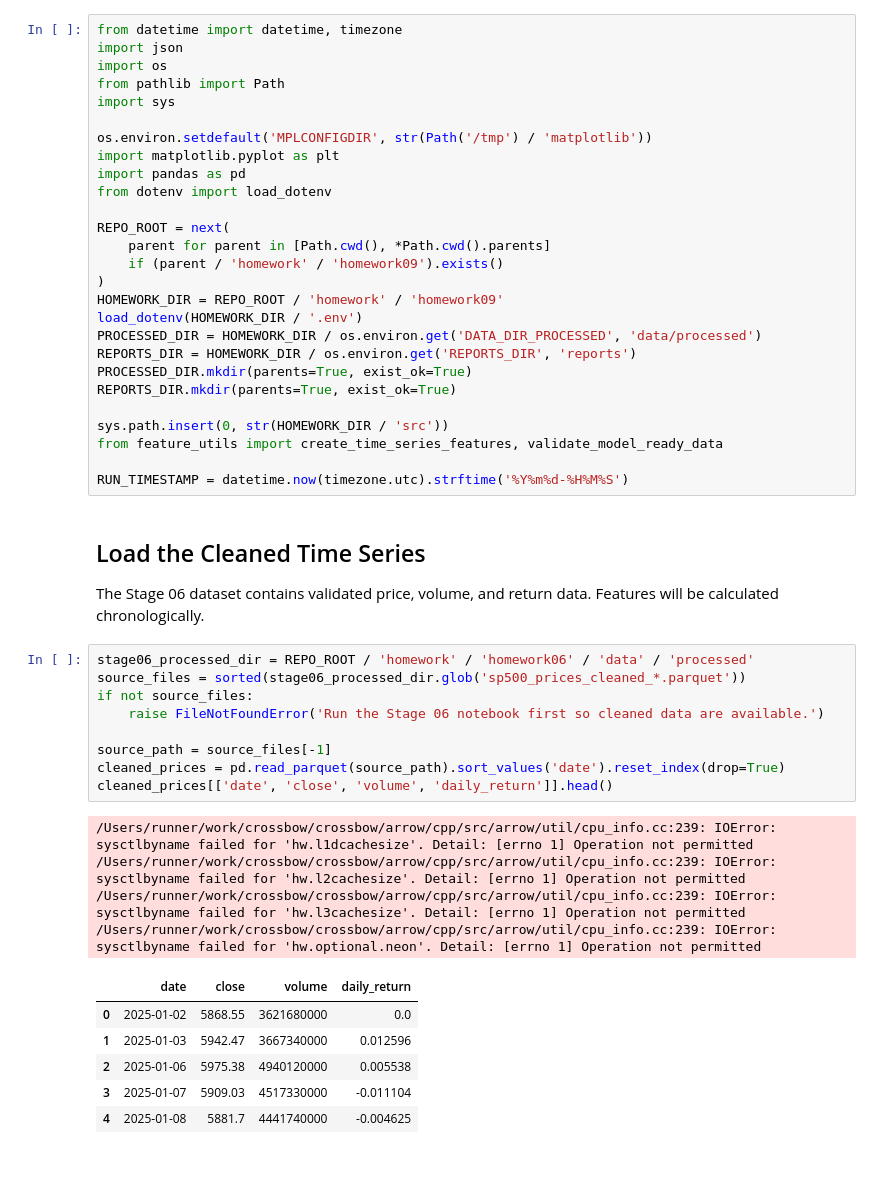
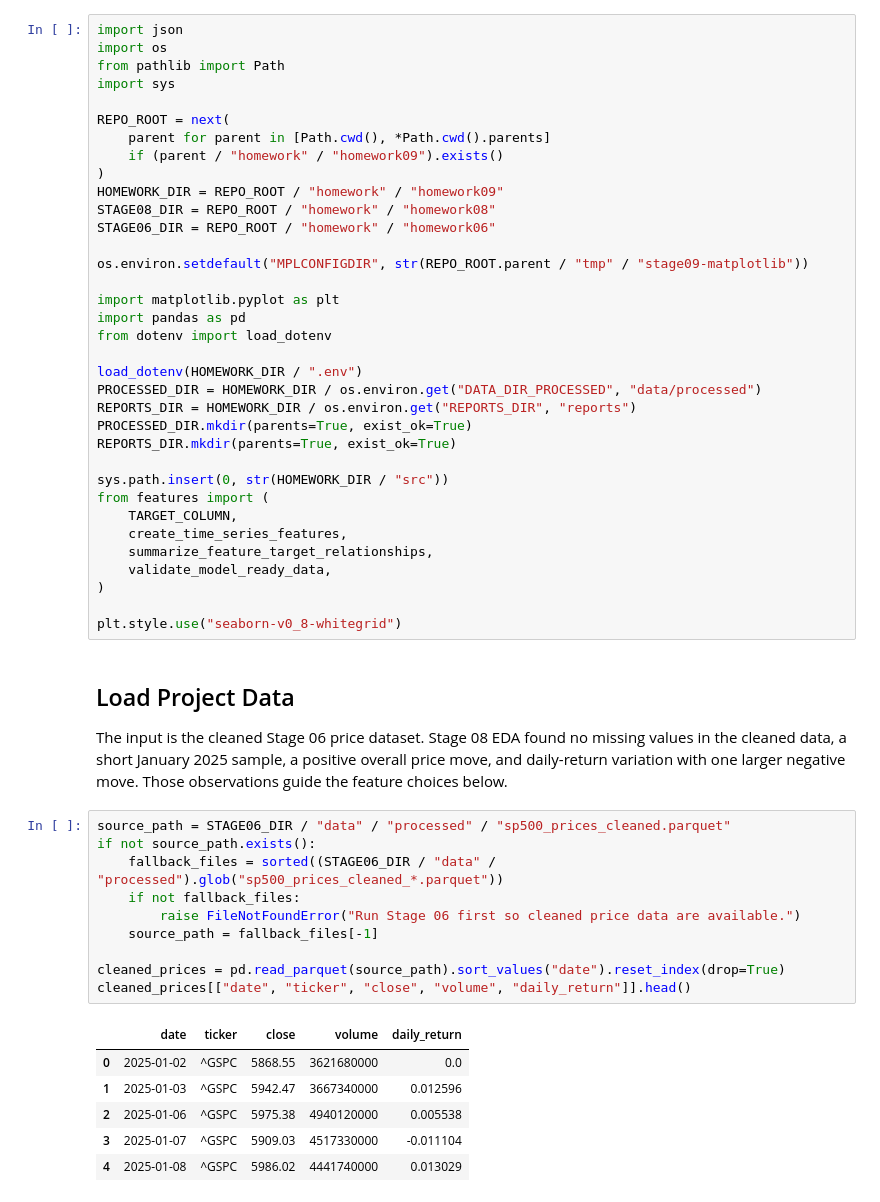
Before and after one commit to Funger1314/bootcamp_Yifang_Qiu, a Jupyter notebook: homework/homework09/homework09_feature-engineering_submission.ipynb, the cells around one changed output. Saved outputs shown, nothing was run; the diff lists cells and outputs as text; blank space fills up the shorter version.

```diff
--- a/homework/homework09/homework09_feature-engineering_submission.ipynb
+++ b/homework/homework09/homework09_feature-engineering_submission.ipynb
@@ -11,50 +9,56 @@ This notebook creates leakage-aware predictors and a separate future five-tradin
 # %%
-from datetime import datetime, timezone
 import json
 import os
 from pathlib import Path
 import sys
 
-os.environ.setdefault('MPLCONFIGDIR', str(Path('/tmp') / 'matplotlib'))
+REPO_ROOT = next(
+    parent for parent in [Path.cwd(), *Path.cwd().parents]
+    if (parent / "homework" / "homework09").exists()
+)
+HOMEWORK_DIR = REPO_ROOT / "homework" / "homework09"
+STAGE08_DIR = REPO_ROOT / "homework" / "homework08"
+STAGE06_DIR = REPO_ROOT / "homework" / "homework06"
+
+os.environ.setdefault("MPLCONFIGDIR", str(REPO_ROOT.parent / "tmp" / "stage09-matplotlib"))
+
 import matplotlib.pyplot as plt
 import pandas as pd
 from dotenv import load_dotenv
 
-REPO_ROOT = next(
-    parent for parent in [Path.cwd(), *Path.cwd().parents]
-    if (parent / 'homework' / 'homework09').exists()
-)
-HOMEWORK_DIR = REPO_ROOT / 'homework' / 'homework09'
-load_dotenv(HOMEWORK_DIR / '.env')
-PROCESSED_DIR = HOMEWORK_DIR / os.environ.get('DATA_DIR_PROCESSED', 'data/processed')
-REPORTS_DIR = HOMEWORK_DIR / os.environ.get('REPORTS_DIR', 'reports')
+load_dotenv(HOMEWORK_DIR / ".env")
+PROCESSED_DIR = HOMEWORK_DIR / os.environ.get("DATA_DIR_PROCESSED", "data/processed")
+REPORTS_DIR = HOMEWORK_DIR / os.environ.get("REPORTS_DIR", "reports")
 PROCESSED_DIR.mkdir(parents=True, exist_ok=True)
 REPORTS_DIR.mkdir(parents=True, exist_ok=True)
 
-sys.path.insert(0, str(HOMEWORK_DIR / 'src'))
-from feature_utils import create_time_series_features, validate_model_ready_data
+sys.path.insert(0, str(HOMEWORK_DIR / "src"))
+from features import (
+    TARGET_COLUMN,
+    create_time_series_features,
+    summarize_feature_target_relationships,
+    validate_model_ready_data,
+)
 
-RUN_TIMESTAMP = datetime.now(timezone.utc).strftime('%Y%m%d-%H%M%S')
+plt.style.use("seaborn-v0_8-whitegrid")
-# %% [markdown]
-## Load the Cleaned Time Series
-The Stage 06 dataset contains validated price, volume, and return data. Features will be calculated chronologically.
+# %% [markdown]
+## Load Project Data
+
+The input is the cleaned Stage 06 price dataset. Stage 08 EDA found no missing values in the cleaned data, a short January 2025 sample, a positive overall price move, and daily-return variation with one larger negative move. Those observations guide the feature choices below.
 # %%
-stage06_processed_dir = REPO_ROOT / 'homework' / 'homework06' / 'data' / 'processed'
-source_files = sorted(stage06_processed_dir.glob('sp500_prices_cleaned_*.parquet'))
-if not source_files:
-    raise FileNotFoundError('Run the Stage 06 notebook first so cleaned data are available.')
+source_path = STAGE06_DIR / "data" / "processed" / "sp500_prices_cleaned.parquet"
+if not source_path.exists():
+    fallback_files = sorted((STAGE06_DIR / "data" / "processed").glob("sp500_prices_cleaned_*.parquet"))
+    if not fallback_files:
+        raise FileNotFoundError("Run Stage 06 first so cleaned price data are available.")
+    source_path = fallback_files[-1]
 
-source_path = source_files[-1]
-cleaned_prices = pd.read_parquet(source_path).sort_values('date').reset_index(drop=True)
-cleaned_prices[['date', 'close', 'volume', 'daily_return']].head()
+cleaned_prices = pd.read_parquet(source_path).sort_values("date").reset_index(drop=True)
+cleaned_prices[["date", "ticker", "close", "volume", "daily_return"]].head()
 # %% [output]
-/Users/runner/work/crossbow/crossbow/arrow/cpp/src/arrow/util/cpu_info.cc:239: IOError: sysctlbyname failed for 'hw.l1dcachesize'. Detail: [errno 1] Operation not permitted
-/Users/runner/work/crossbow/crossbow/arrow/cpp/src/arrow/util/cpu_info.cc:239: IOError: sysctlbyname failed for 'hw.l2cachesize'. Detail: [errno 1] Operation not permitted
-/Users/runner/work/crossbow/crossbow/arrow/cpp/src/arrow/util/cpu_info.cc:239: IOError: sysctlbyname failed for 'hw.l3cachesize'. Detail: [errno 1] Operation not permitted
-/Users/runner/work/crossbow/crossbow/arrow/cpp/src/arrow/util/cpu_info.cc:239: IOError: sysctlbyname failed for 'hw.optional.neon'. Detail: [errno 1] Operation not permitted
-|  | date | close | volume | daily_return |
-| 0 | 2025-01-02 | 5868.55 | 3621680000 | 0.0 |
-| 1 | 2025-01-03 | 5942.47 | 3667340000 | 0.012596 |
-| 2 | 2025-01-06 | 5975.38 | 4940120000 | 0.005538 |
-| 3 | 2025-01-07 | 5909.03 | 4517330000 | -0.011104 |
-| 4 | 2025-01-08 | 5881.7 | 4441740000 | -0.004625 |
+|  | date | ticker | close | volume | daily_return |
+| 0 | 2025-01-02 | ^GSPC | 5868.55 | 3621680000 | 0.0 |
+| 1 | 2025-01-03 | ^GSPC | 5942.47 | 3667340000 | 0.012596 |
+| 2 | 2025-01-06 | ^GSPC | 5975.38 | 4940120000 | 0.005538 |
+| 3 | 2025-01-07 | ^GSPC | 5909.03 | 4517330000 | -0.011104 |
+| 4 | 2025-01-08 | ^GSPC | 5986.02 | 4441740000 | 0.013029 |
```
Also changed, not shown: parts of 19 cells of this notebook, 21 other files.
